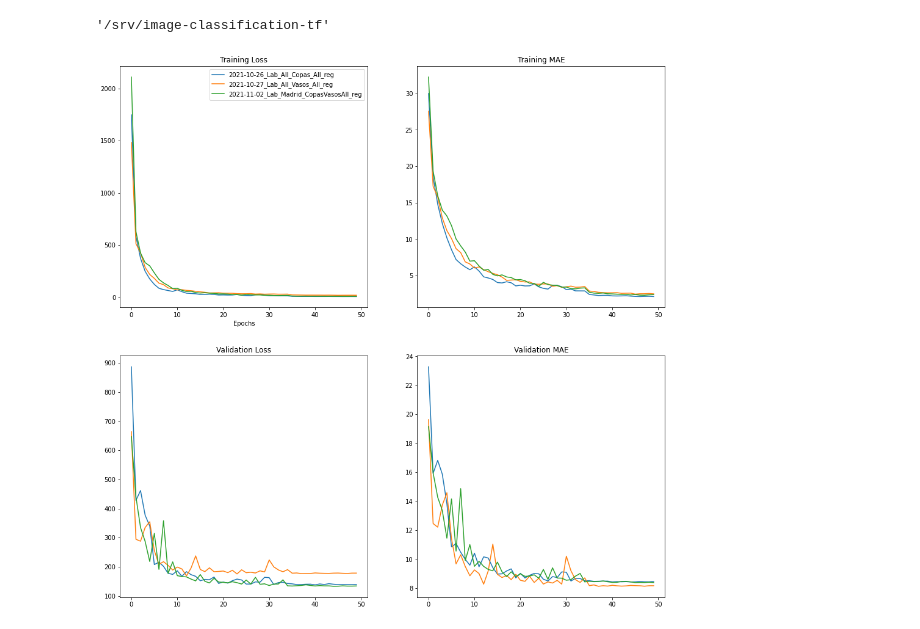
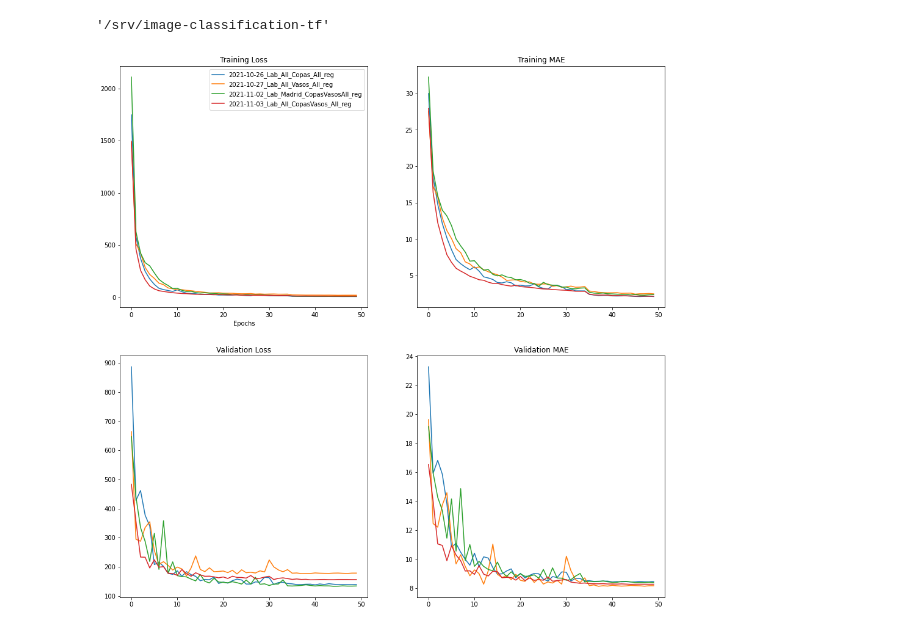
Before and after one commit to MiriamCobo/BrainGut-WineUp, a Jupyter notebook: notebooks/2.0-Model_training.ipynb, the cells around one changed output. Saved outputs shown, nothing was run; the diff lists cells and outputs as text; code cells hidden in the pictures.

```diff
--- a/notebooks/2.0-Model_training.ipynb
+++ b/notebooks/2.0-Model_training.ipynb
@@ -98,10 +98,11 @@ pwd
 # %%
 from imgclas.plot_utils import multi_training_plots
 
 TIMESTAMPS = ['2021-10-26_Lab_All_Copas_All_reg',
              '2021-10-27_Lab_All_Vasos_All_reg',
-             '2021-11-02_Lab_Madrid_CopasVasosAll_reg']
+             '2021-11-02_Lab_Madrid_CopasVasosAll_reg',
+             '2021-11-03_Lab_All_CopasVasos_All_reg']
 
 multi_training_plots(timestamps=TIMESTAMPS)
 # %% [output]
-[figure, old version]
+[figure, new version]
```
Also changed, not shown: parts of 3 cells of this notebook, 8 other files.
